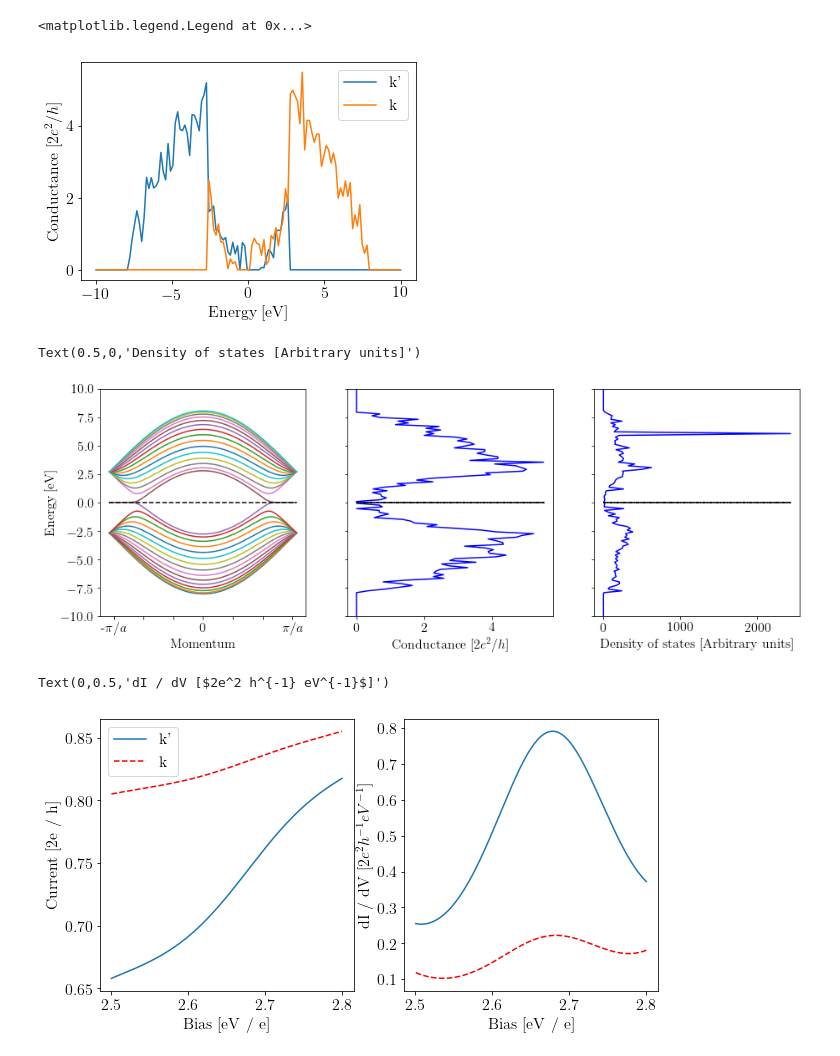
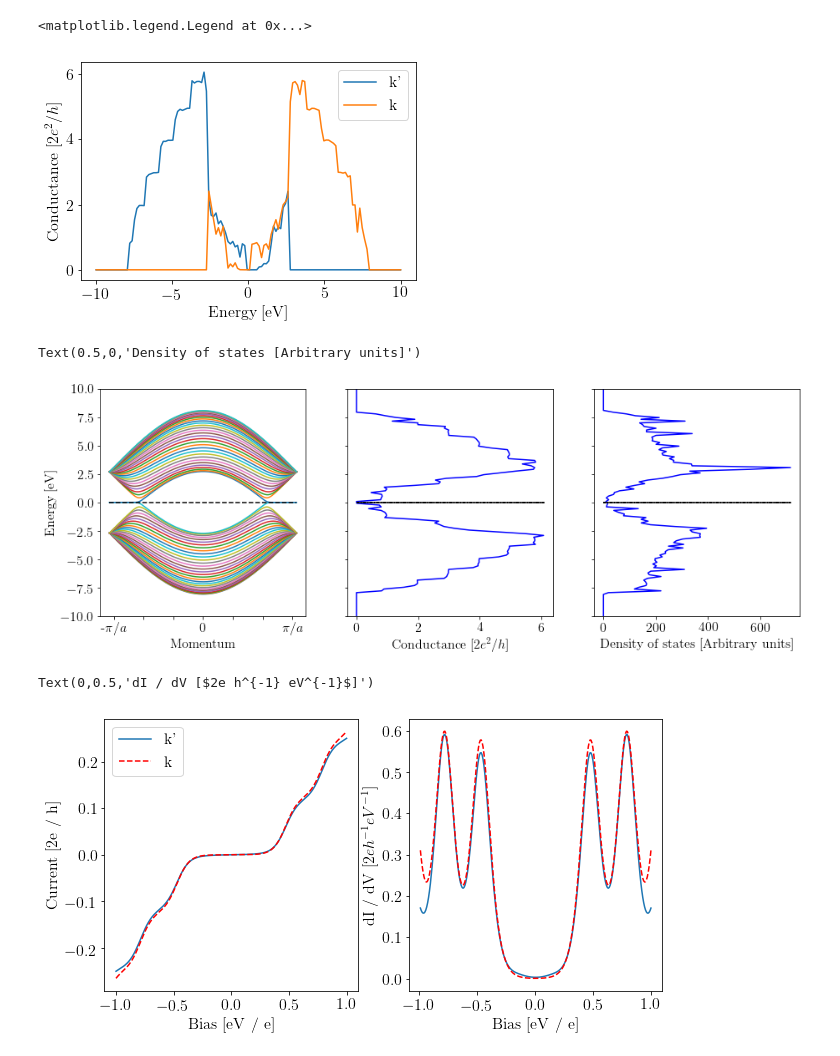
Before and after one commit to CLEANit/QuantumTransduction, a Jupyter notebook: examples/pnJunction/pn_junction.ipynb, the cells around one changed output. Cells and saved outputs as stored; diff of their text form; code cells hidden in the pictures.

```diff
--- a/examples/pnJunction/pn_junction.ipynb
+++ b/examples/pnJunction/pn_junction.ipynb
@@ -128,7 +128,7 @@ def make_system(spin=1/2):
         sym = kwant.TranslationalSymmetry(graphene.vec((-1, 1)))
         lead = kwant.Builder(sym)
         a = orthogVecSlope(graphene.vec((-1, 1)))
-        lead[graphene.shape(lambda pos: -l/2 < pos[1]  + pos[0] * a < l/2 , (0,0))] = onSiteLead
+        lead[graphene.shape(lambda pos: -l < pos[1]  + pos[0] * a < l , (0,0))] = onSiteLead
         lead[graphene.neighbors()] = phase
 #         lead[graphene.neighbors(2)] = phase2
         lead.eradicate_dangling()
@@ -322,7 +322,7 @@ pyplot.ylabel('Conductance [$2 e^2 / h$]')
 pyplot.legend(['k\'', 'k'] )
 # %% [output]
 <matplotlib.legend.Legend at 0x...>
-[figure, old version]
+[figure, new version]
 # %%
 # plot the bandstructure, conductances, and DOS
 fig, axes = pyplot.subplots(1,3, figsize=(15,5), sharey='row')
@@ -355,7 +355,7 @@ axes[1].set_xlabel('Conductance [$2e^2 / h$]')
 axes[2].set_xlabel('Density of states [Arbitrary units]')
 # %% [output]
 Text(0.5,0,'Density of states [Arbitrary units]')
-[figure, old version]
+[figure, new version]
 # %%
 # define the temperature multiplied by the Boltzmann constant
 kB_T = t / 100.
@@ -367,7 +367,7 @@ def fermi(E, mu):
 vec_fermi = np.vectorize(fermi)
 
 # range of bias values
-bias = np.linspace(2.5, 2.8, 256)
+bias = np.linspace(-1, 1, 256)
 db = bias[1] - bias[0]
 # collect the current values in lists
 I_up = []
@@ -377,36 +377,37 @@ dI_down = []
 # loop over the bias values
 for i, val in enumerate(bias):
     # make the chemical potential differences symmetric about the bias
-    mu_left = val / 2.0 + on_site
-    mu_right = -val / 2.0 + on_site
+    mu_left = val / 2.0
+    mu_right = -val / 2.0
 
     # difference in the Fermi-Dirac functions
     diff = vec_fermi(e, mu_left) - vec_fermi(e, mu_right)
 
     # multiply the conductances by the difference and integrate over the energy
+
     current_up = (e[1] - e[0]) * np.sum(k_primes * diff)
     current_down = (e[1] - e[0]) * np.sum(ks * diff)
 
 
     # append value to list
     I_up.append(current_up)
     I_down.append(current_down)
 
 
     if i > 0:
         dI_up.append((current_up - I_up[i - 1]) / db)
         dI_down.append((current_down - I_down[i - 1]) / db)
 
 # plot the currents
 fig, axes = pyplot.subplots(1, 2, figsize=(10,5))
 axes[0].plot(bias, I_up, bias, I_down, 'r--')
 axes[0].legend(['k\'', 'k'])
 axes[0].set_xlabel('Bias [eV / e]')
 axes[0].set_ylabel('Current [2e / h]')
 # plot the differential dI/dV
 axes[1].plot(bias[1:], dI_up, bias[1:], dI_down, 'r--')
 axes[1].set_xlabel('Bias [eV / e]')
-axes[1].set_ylabel('dI / dV [$2e^2 h^{-1} eV^{-1}$]')
+axes[1].set_ylabel('dI / dV [$2e h^{-1} eV^{-1}$]')
 # %% [output]
-Text(0,0.5,'dI / dV [$2e^2 h^{-1} eV^{-1}$]')
+Text(0,0.5,'dI / dV [$2e h^{-1} eV^{-1}$]')
-[figure, old version]
+[figure, new version]
```
Also changed, not shown: parts of 3 cells of this notebook, 4 other files.
